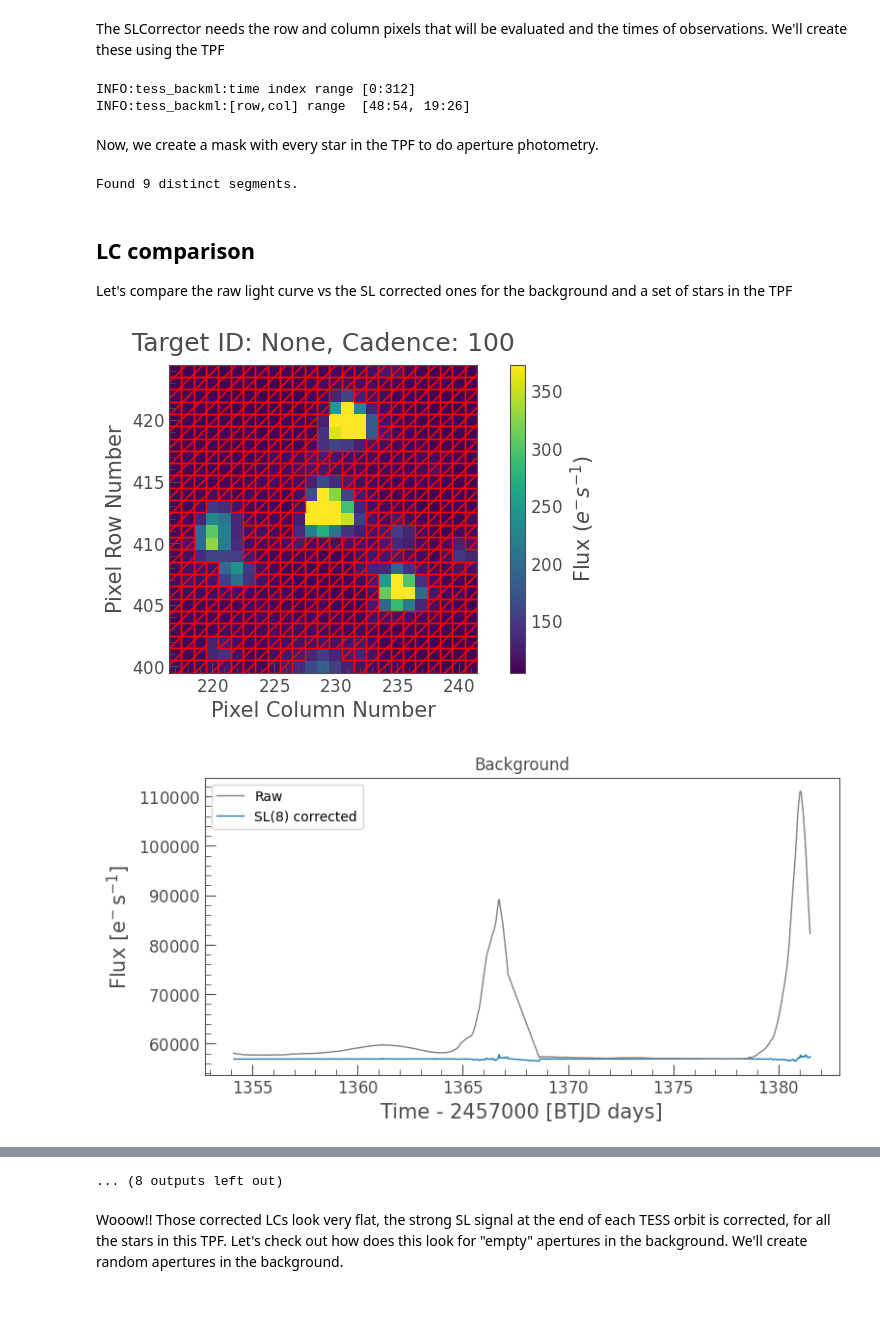
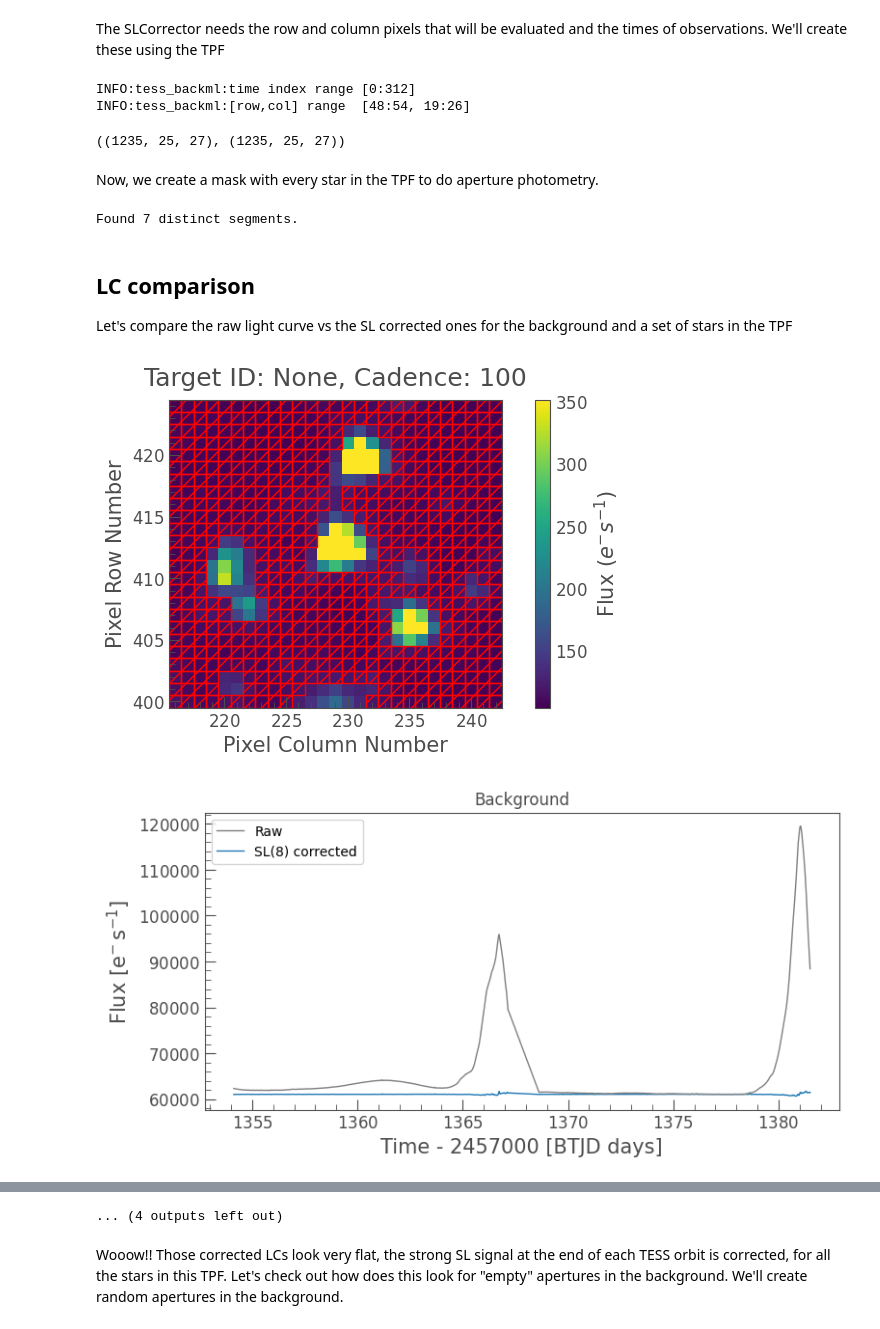
Before and after one commit to jorgemarpa/tess-backml, a Jupyter notebook: docs/t3_slcorrector.ipynb, the cells around one changed output, grey strips where cells are left out. Saved outputs shown, nothing was run; the diff lists cells and outputs as text; code cells hidden in the pictures.

```diff
--- a/docs/t3_slcorrector.ipynb
+++ b/docs/t3_slcorrector.ipynb
@@ -91,11 +91,12 @@ tcube = TESSCube(sector=sector, camera=camera, ccd=ccd)
 # %%
 # TIC example
 k = 748
-print(tics.TICID[k])
+print(f"TIC {tics.TICID[k]}")
 # make a TPF around the coordinates
 coord = SkyCoord(ra=tics.RA[k] * u.deg, dec=tics.Dec[k] * u.deg)
-hdul = tcube.get_tpf(coord, shape=(25, 25))
+hdul = tcube.get_tpf(coord, shape=(25, 27))
 # remove frames with coarse point
 tpf = lk.TessTargetPixelFile(hdul, quality_bitmask=(4))
-tpf.plot();
+tpf.plot()
+plt.show()
 # %% [output]
@@ -136,12 +137,14 @@ col_eval = np.arange(tpf.column, tpf.column + tpf.shape[2])
 # time array for evaluation
 time_eval = tpf.time.value + slcorr.btjd0
 # evaluate the SL model at given pixel/times
-sl_eval = slcorr.evaluate_scatterlight_model(
+sl_flux, sl_fluxerr = slcorr.evaluate_scatterlight_model(
     row_eval=row_eval, col_eval=col_eval, times=time_eval
 )
+sl_flux.shape, sl_fluxerr.shape
 # %% [output]
 INFO:tess_backml:time index range [0:312]
 INFO:tess_backml:[row,col] range  [48:54, 19:26]
+((1235, 25, 27), (1235, 25, 27))
 # %% [markdown]
 Now, we create a mask with every star in the TPF to do aperture photometry.
 # %%
@@ -156,23 +159,23 @@ threshold_mask = np.nan_to_num(median_image) >= mad_cut
 # segmentation of stars and background
 stars_mask = label_mask_segments(threshold_mask)
 # %% [output]
-Found 9 distinct segments.
+Found 7 distinct segments.
 # %% [markdown]
 ## LC comparison
 Let's compare the raw light curve vs the SL corrected ones for the background and a set of stars in the TPF
 # %%
 for star in np.unique(stars_mask):
     tpf.plot(cadenceno=100, aperture_mask=stars_mask == star)
     plt.show()
     raw_lc = tpf.extract_aperture_photometry(aperture_mask=stars_mask == star)
-    corr_lc = np.nansum((tpf.flux - sl_eval * tpf.flux.unit)[:, stars_mask == star], axis=1)
+    corr_lc = np.nansum((tpf.flux - sl_flux * tpf.flux.unit)[:, stars_mask == star], axis=1)
 
     ax = raw_lc.plot(label="Raw", lw=1, c="gray")
     ax.plot(raw_lc.time.value, corr_lc, label="SL(8) corrected", zorder=-5000, lw=1, c="tab:blue")
     ax.set_title("Background" if star == 0 else f"Star {star}")
     plt.legend()
     plt.show()
     # break
 # %% [output]
-[figure, old version]
+[figure, new version]
-[figure, old version]
+[figure, new version]
@@ -189,4 +192,4 @@ for star in np.unique(stars_mask):
-... (8 outputs left out)
+... (4 outputs left out)
 # %% [markdown]
 Wooow!! Those corrected LCs look very flat, the strong SL signal at the end of each TESS orbit is corrected, for all the stars in this TPF.
 Let's check out how does this look for "empty" apertures in the background.
```
Also changed, not shown: parts of 3 cells of this notebook, 2 other files.
